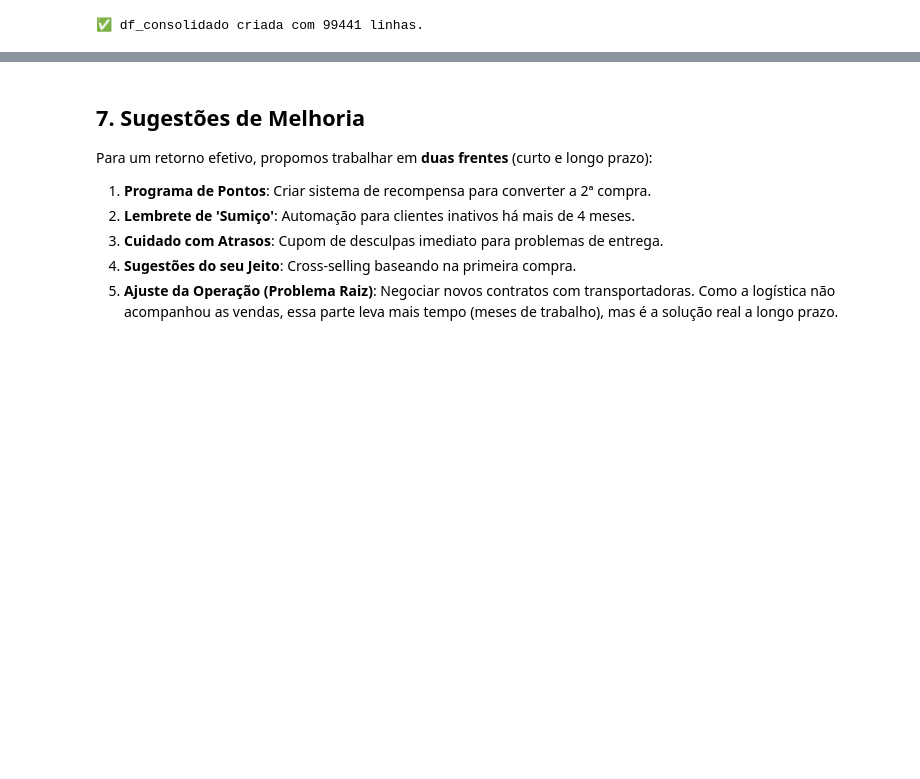
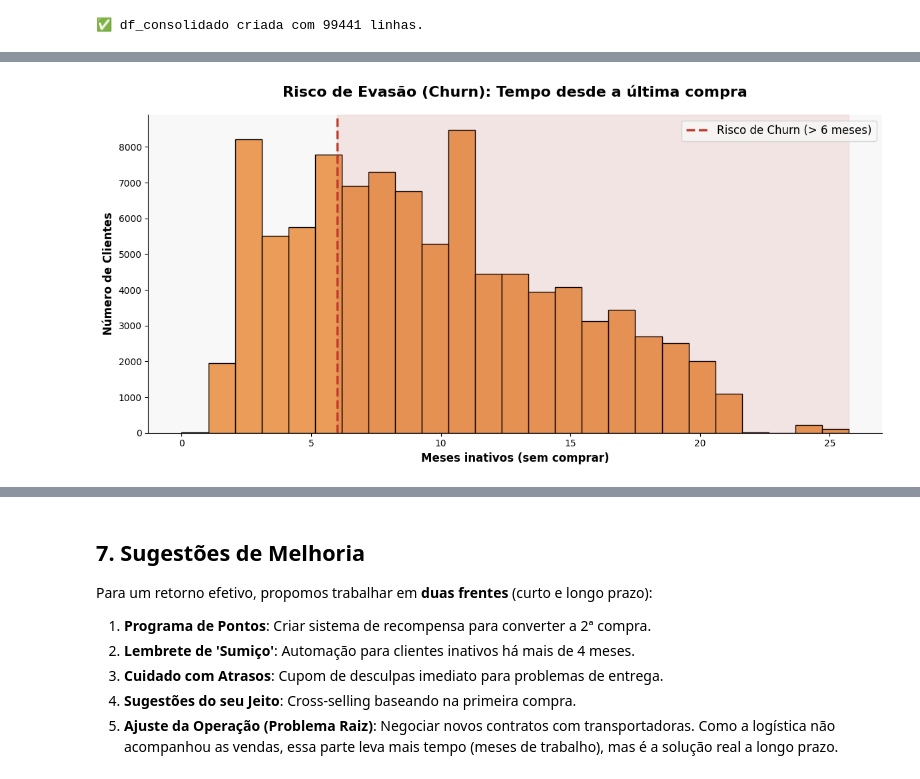
Before and after one commit to evellynjardini/Data-Analytics---Grupo-24, a Jupyter notebook: 1 - Projeto-Olist-KPIs/notebooks/Tech_Challenge_Grupo24_Allan.ipynb, the cells around one changed output, grey strips where cells are left out. Drawn from its saved outputs; the diff is of its cells as text; code cells hidden in the pictures; blank space fills up the shorter version.

```diff
--- a/1 - Projeto-Olist-KPIs/notebooks/Tech_Challenge_Grupo24_Allan.ipynb
+++ b/1 - Projeto-Olist-KPIs/notebooks/Tech_Challenge_Grupo24_Allan.ipynb
@@ -90,0 +122,24 @@ print(f"✅ df_consolidado criada com {df_consolidado.shape[0]} linhas.")
+# %%
+# 2. Análise de Inatividade (Risco de Churn)
+# Qual o tempo médio desde a última compra?
+ultima_compra = df_consolidado.groupby('customer_unique_id')['order_purchase_timestamp'].max().reset_index()
+data_max = df_consolidado['order_purchase_timestamp'].max()
+ultima_compra['meses_desde_compra'] = (data_max - ultima_compra['order_purchase_timestamp']).dt.days / 30
+
+plt.figure(figsize=(12, 6))
+sns.histplot(ultima_compra['meses_desde_compra'], bins=25, color='#e67e22', kde=False)
+plt.axvline(x=6, color='#c0392b', linestyle='--', linewidth=2.5, label='Risco de Churn (> 6 meses)')
+
+plt.title('Risco de Evasão (Churn): Tempo desde a última compra', fontsize=16, fontweight='bold', pad=20)
+plt.xlabel('Meses inativos (sem comprar)', fontsize=12, fontweight='bold')
+plt.ylabel('Número de Clientes', fontsize=12, fontweight='bold')
+plt.legend(fontsize=12)
+
+# Adicionando uma área de destaque para a "Zona de Risco" (clientes inativos há mais de 6 meses)
+plt.axvspan(6, ultima_compra['meses_desde_compra'].max(), color='#c0392b', alpha=0.1, label='Base Inativa')
+
+sns.despine()
+plt.tight_layout()
+plt.show()
+# %% [output]
+[figure, added]
```
Also changed, not shown: parts of 2 cells of this notebook.
